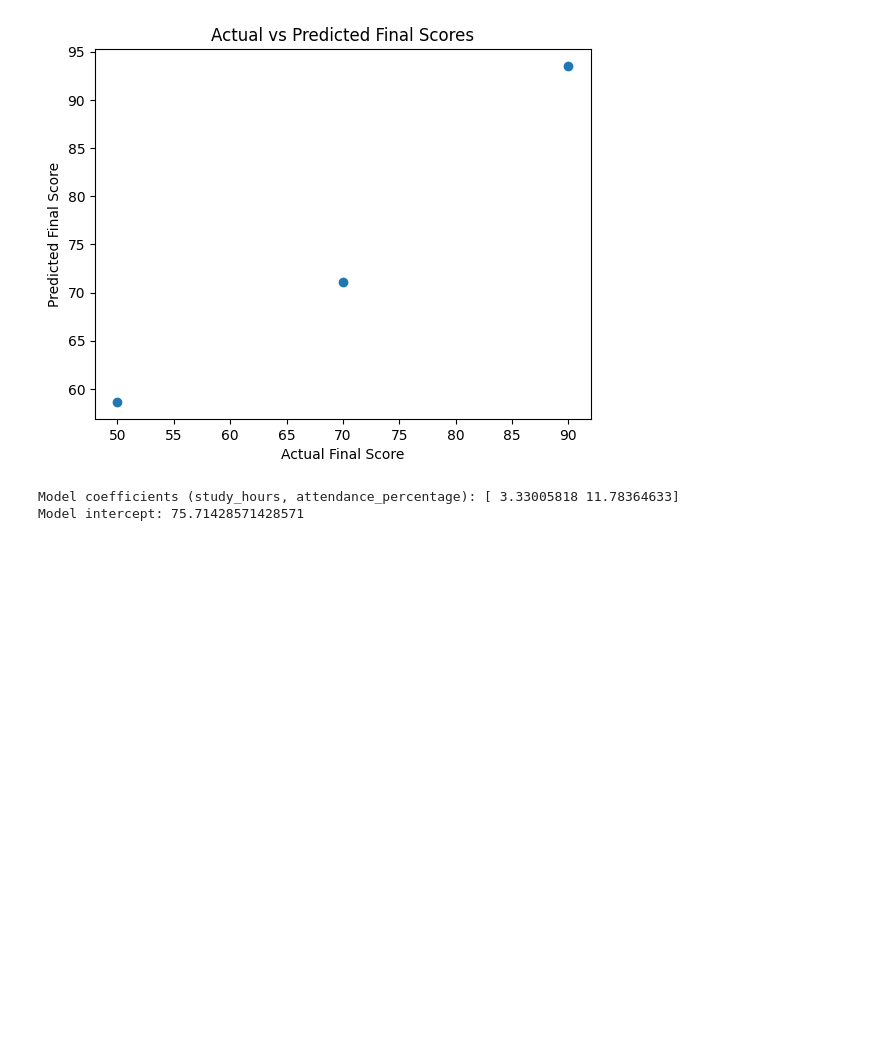
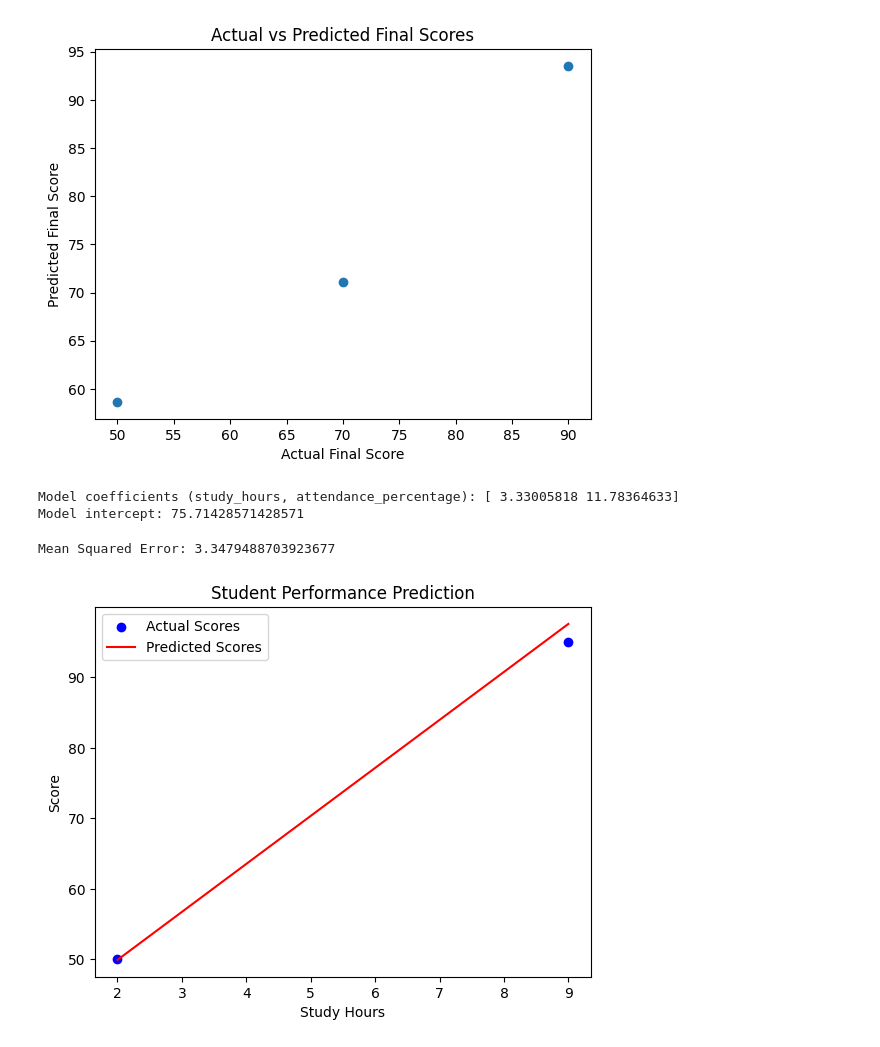
Before and after one commit to Hanayaregal/AI-Group-2, a Jupyter notebook: notebook2d1424ae42.ipynb, the cells around one changed output. Saved outputs shown, nothing was run; the diff lists cells and outputs as text; code cells hidden in the pictures; blank space fills up the shorter version.

```diff
--- a/notebook2d1424ae42.ipynb
+++ b/notebook2d1424ae42.ipynb
@@ -138,3 +138,50 @@ R-squared (R²): 0.8895905473520258
 [figure]
 Model coefficients (study_hours, attendance_percentage): [ 3.33005818 11.78364633]
 Model intercept: 75.71428571428571
+# %%
+import pandas as pd
+from sklearn.model_selection import train_test_split
+from sklearn.linear_model import LinearRegression
+from sklearn.metrics import mean_squared_error
+import matplotlib.pyplot as plt
+
+# Sample dataset - let's assume we're predicting student scores based on hours of study
+data = {
+    'Study_Hours': [1, 2, 3, 4, 5, 6, 7, 8, 9, 10],  # Example feature (study hours)
+    'Score': [35, 50, 65, 60, 75, 80, 85, 90, 95, 100]  # Example target (score)
+}
+
+# Convert to DataFrame
+df = pd.DataFrame(data)
+
+# Split the dataset into features (X) and target (y)
+X = df[['Study_Hours']]  # Feature
+y = df['Score']  # Target
+
+# Split the data into training and testing sets
+X_train, X_test, y_train, y_test = train_test_split(X, y, test_size=0.2, random_state=42)
+
+# Initialize the Linear Regression model
+model = LinearRegression()
+
+# Train the model
+model.fit(X_train, y_train)
+
+# Make predictions on the test set
+y_pred = model.predict(X_test)
+
+# Evaluate the model using Mean Squared Error
+mse = mean_squared_error(y_test, y_pred)
+print(f'Mean Squared Error: {mse}')
+
+# Visualize the results
+plt.scatter(X_test, y_test, color='blue', label='Actual Scores')
+plt.plot(X_test, y_pred, color='red', label='Predicted Scores')
+plt.xlabel('Study Hours')
+plt.ylabel('Score')
+plt.title('Student Performance Prediction')
+plt.legend()
+plt.show()
+# %% [output]
+Mean Squared Error: 3.3479488703923677
+[figure, added]
```
